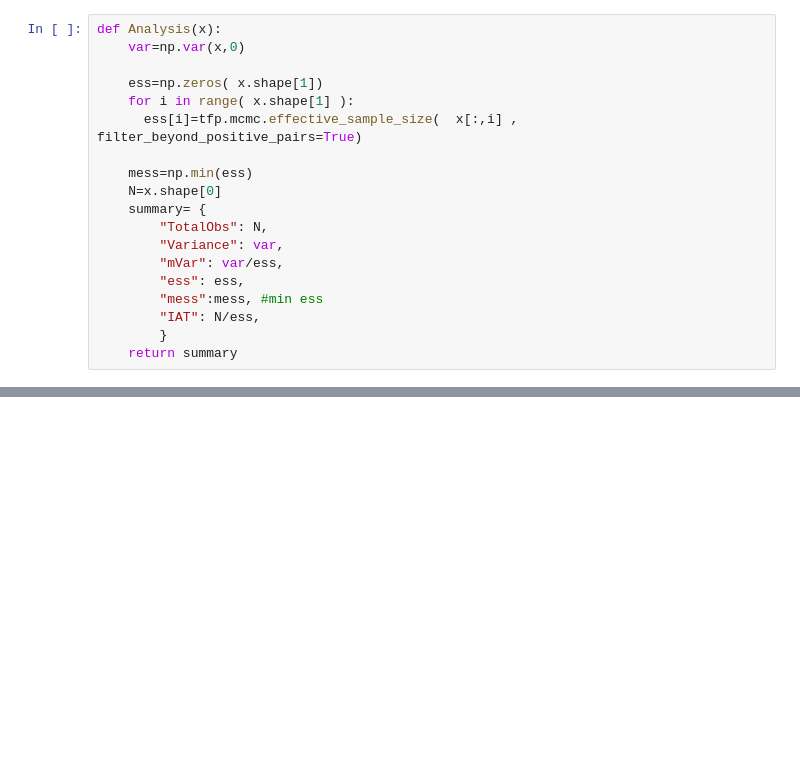
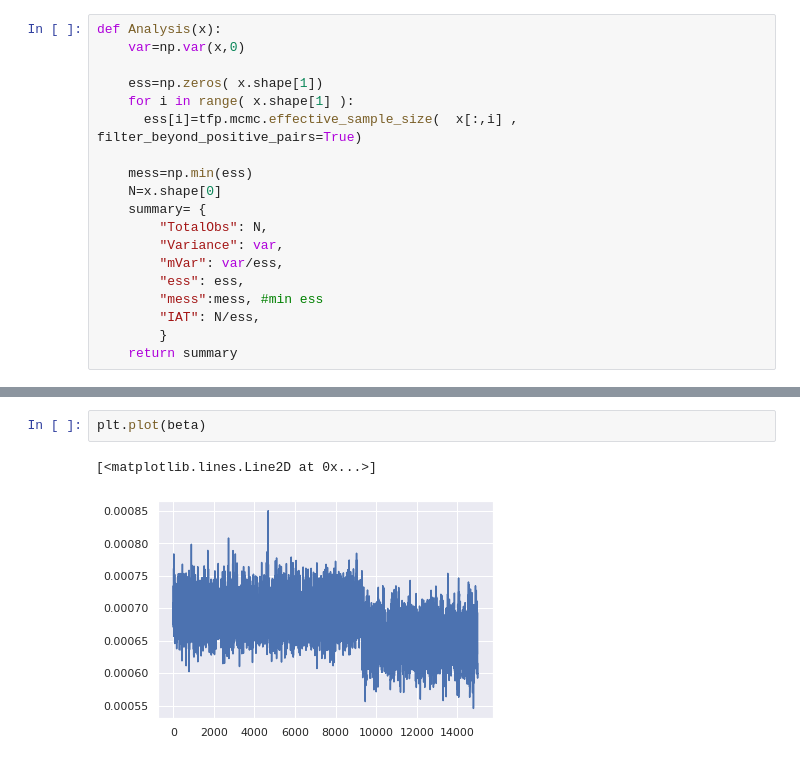
Before and after one commit to jear2412/BUQ-ODEsMCMC, a Jupyter notebook: PT-HMC-SIRblackplague.ipynb, the cells around one changed output, grey strips where cells are left out. Drawn from its saved outputs; the diff is of its cells as text; blank space fills up the shorter version.

```diff
--- a/PT-HMC-SIRblackplague.ipynb
+++ b/PT-HMC-SIRblackplague.ipynb
@@ -85,0 +99,5 @@ I0= SIRobs['I0']
+# %%
+plt.plot(beta)
+# %% [output]
+[<matplotlib.lines.Line2D at 0x...>]
+[figure, added]
```
Also changed, not shown: parts of 23 cells of this notebook.
